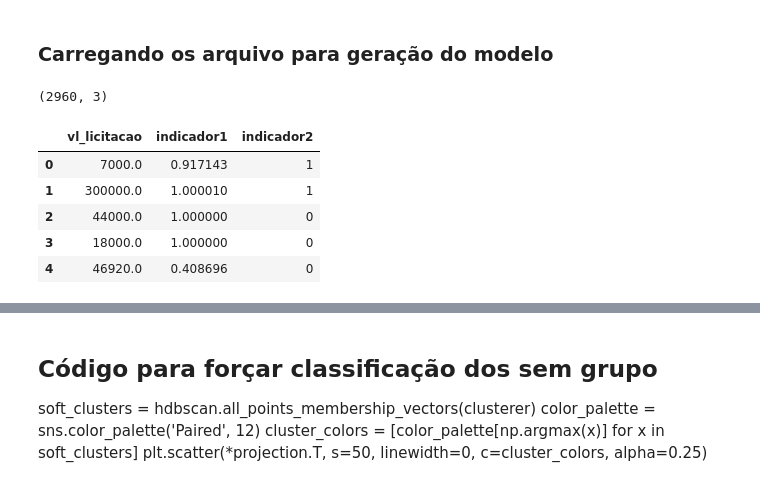
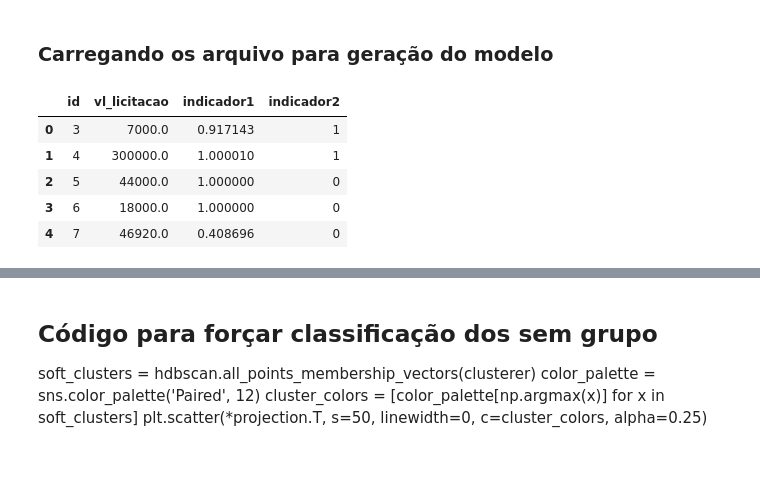
Before and after one commit to DenisAraujo68/hackFestRS, a Jupyter notebook: jupyter/HackFestRS-clustering.ipynb, the cells around one changed output, grey strips where cells are left out. Saved outputs shown, nothing was run; the diff lists cells and outputs as text; code cells hidden in the pictures.

```diff
--- a/jupyter/HackFestRS-clustering.ipynb
+++ b/jupyter/HackFestRS-clustering.ipynb
@@ -9,17 +9,14 @@ import seaborn as sns
 %matplotlib inline
 # %%
 # Carrega no Dataframe somente os dados que serão usados para treinar o modelo
-df = pd.read_csv('indicadores2-07-11.csv')[['vl_licitacao','indicador1','indicador2']]
-df.shape
+df_csv = pd.read_csv('indicadores2-07-11.csv')[['id','vl_licitacao','indicador1','indicador2']]
-# %% [output]
-(2960, 3)
 # %%
 # Visualizando algumas linhas iniciais dos dados carregados
-df[:5]
+df_csv[:5]
 # %% [output]
-|  | vl_licitacao | indicador1 | indicador2 |
-| 0 | 7000.0 | 0.917143 | 1 |
-| 1 | 300000.0 | 1.000010 | 1 |
-| 2 | 44000.0 | 1.000000 | 0 |
-| 3 | 18000.0 | 1.000000 | 0 |
-| 4 | 46920.0 | 0.408696 | 0 |
+|  | id | vl_licitacao | indicador1 | indicador2 |
+| 0 | 3 | 7000.0 | 0.917143 | 1 |
+| 1 | 4 | 300000.0 | 1.000010 | 1 |
+| 2 | 5 | 44000.0 | 1.000000 | 0 |
+| 3 | 6 | 18000.0 | 1.000000 | 0 |
+| 4 | 7 | 46920.0 | 0.408696 | 0 |
```
Also changed, not shown: parts of 8 cells of this notebook, 2 other files.
